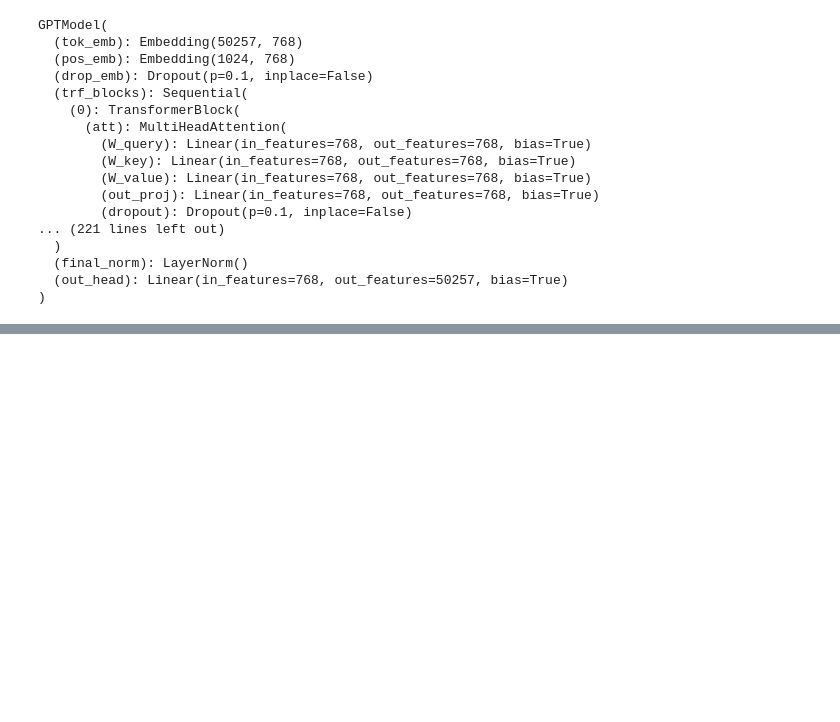
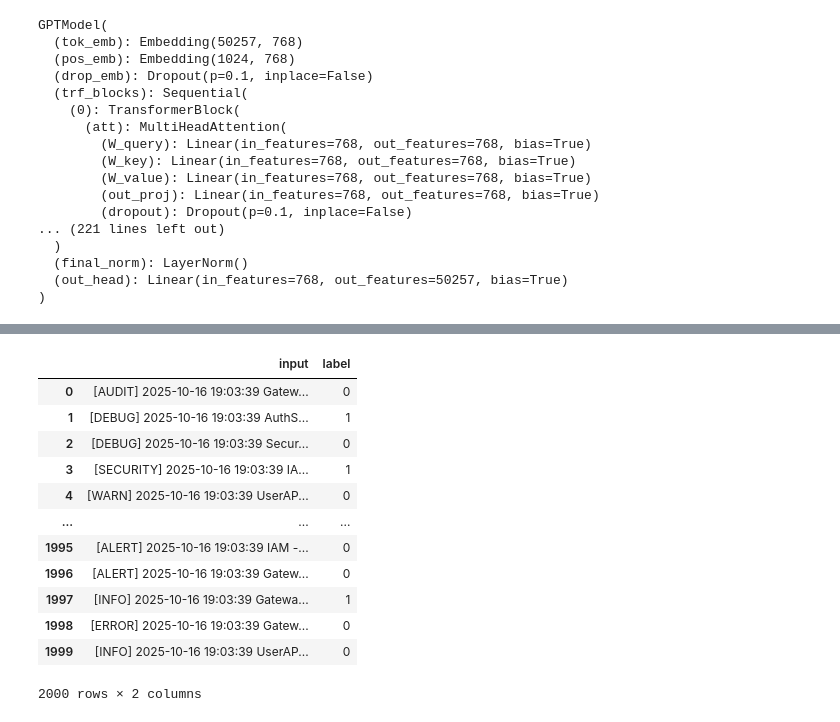
Before and after one commit to kumar-sanchay/llm-model-code, a Jupyter notebook: gpt2_llm.ipynb, the cells around one changed output, grey strips where cells are left out. Saved outputs shown, nothing was run; the diff lists cells and outputs as text; code cells hidden in the pictures; blank space fills up the shorter version.

```diff
--- a/gpt2_llm.ipynb
+++ b/gpt2_llm.ipynb
@@ -1085,0 +1108,18 @@ token_ids_to_text(token_ids, tokenizer)
+# %%
+df = df.sample(frac=1, random_state=42).reset_index(drop=True)
+# %%
+df
+# %% [output]
+|  | input | label |
+| 0 | [AUDIT] 2025-10-16 19:03:39 Gatew... | 0 |
+| 1 | [DEBUG] 2025-10-16 19:03:39 AuthS... | 1 |
+| 2 | [DEBUG] 2025-10-16 19:03:39 Secur... | 0 |
+| 3 | [SECURITY] 2025-10-16 19:03:39 IA... | 1 |
+| 4 | [WARN] 2025-10-16 19:03:39 UserAP... | 0 |
+| ... | ... | ... |
+| 1995 | [ALERT] 2025-10-16 19:03:39 IAM -... | 0 |
+| 1996 | [ALERT] 2025-10-16 19:03:39 Gatew... | 0 |
+| 1997 | [INFO] 2025-10-16 19:03:39 Gatewa... | 1 |
+| 1998 | [ERROR] 2025-10-16 19:03:39 Gatew... | 0 |
+| 1999 | [INFO] 2025-10-16 19:03:39 UserAP... | 0 |
+2000 rows × 2 columns
```
Also changed, not shown: parts of 45 cells of this notebook.
